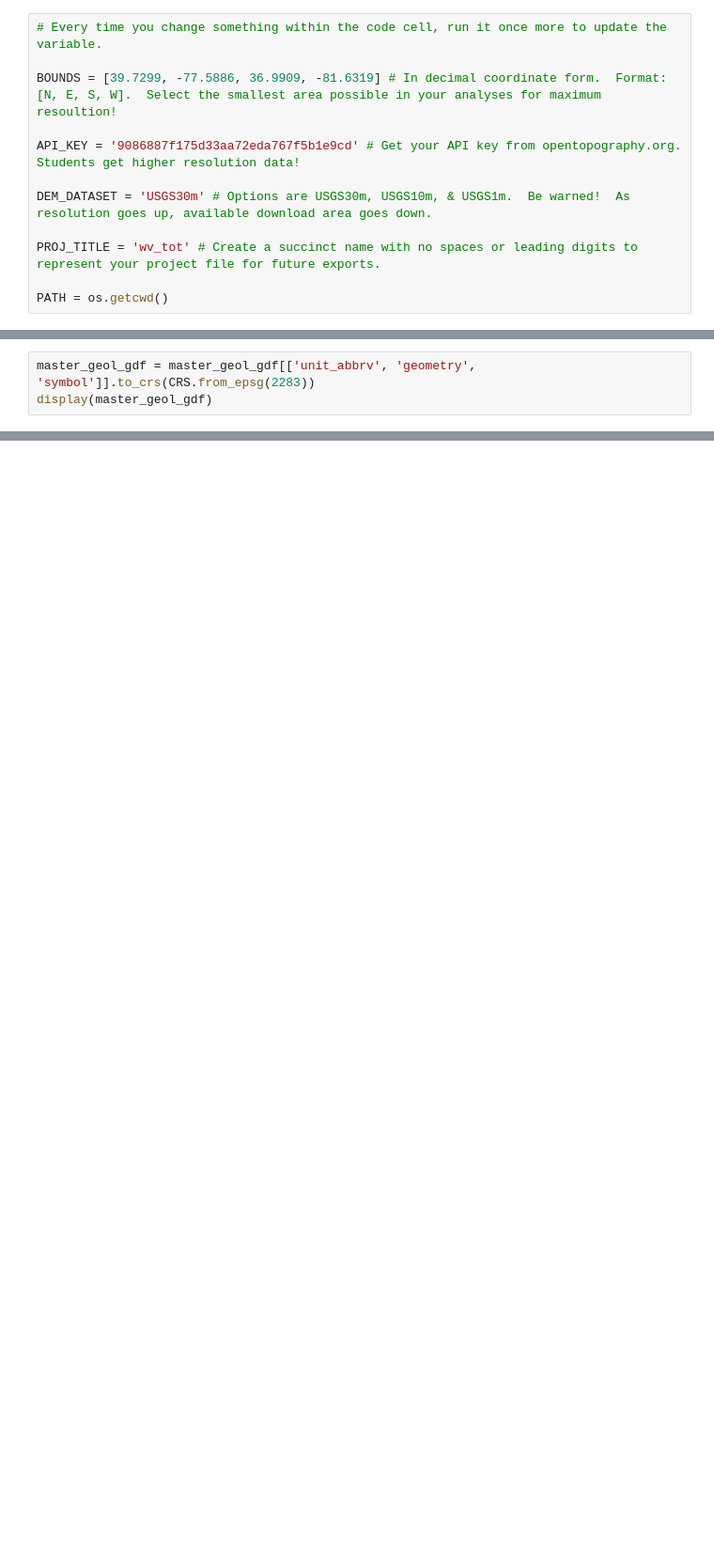
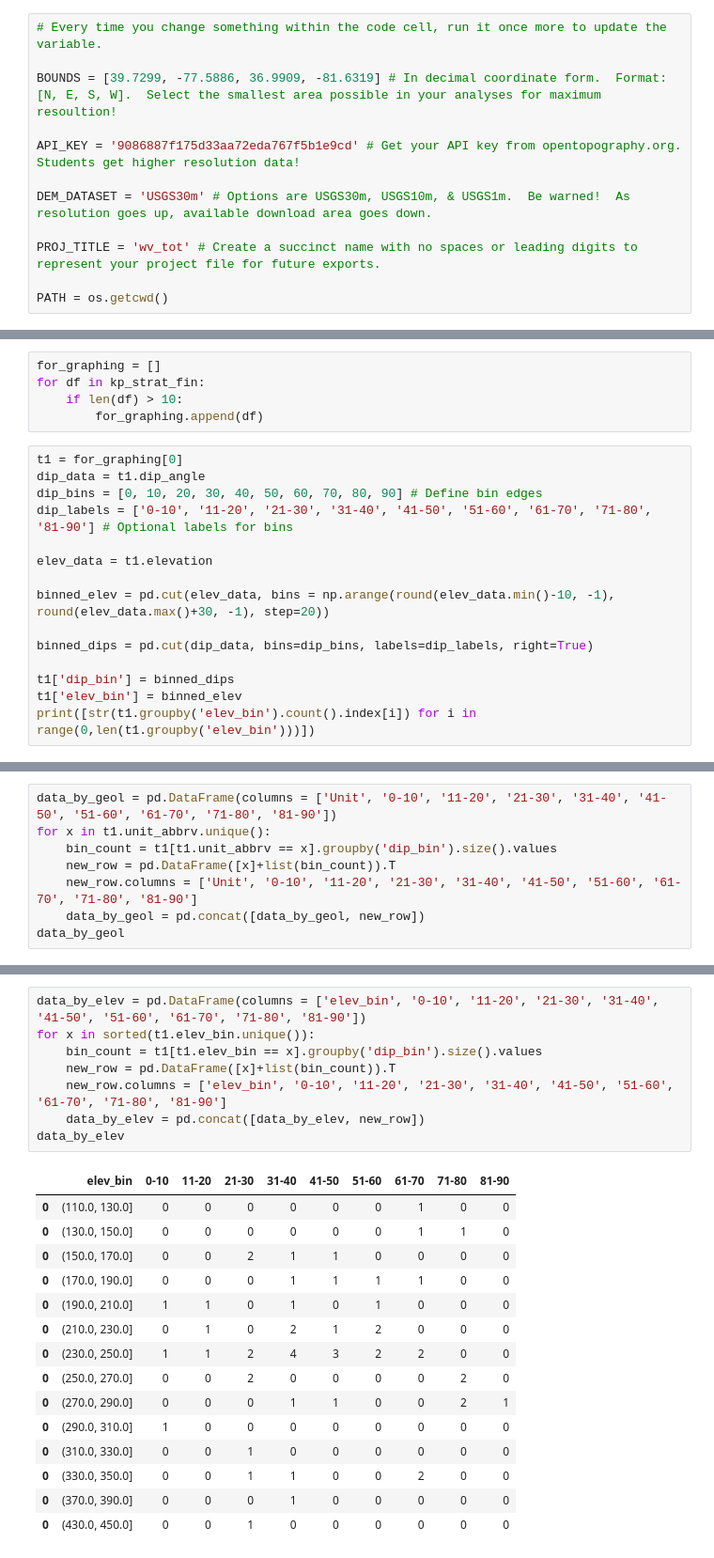
Before and after one commit to ntlewis1251/Nick-Lewis-Research, a Jupyter notebook: working_files/jupyter_proto/wv_dip_analyses.ipynb, the cells around one changed output, grey strips where cells are left out. Shown: that part at 94% size. Saved outputs shown, nothing was run; the diff lists cells and outputs as text; blank space fills up the shorter version.

Commit message:
graphing

```diff
--- a/working_files/jupyter_proto/wv_dip_analyses.ipynb
+++ b/working_files/jupyter_proto/wv_dip_analyses.ipynb
@@ -51,3 +45,0 @@ KeyError: "None of [Index(['dip_angle', 'dip_direct', 'geometry'], dtype='object
-# %%
-master_geol_gdf = master_geol_gdf[['unit_abbrv', 'geometry', 'symbol']].to_crs(CRS.from_epsg(2283))
-display(master_geol_gdf)
@@ -133,0 +66,20 @@ sns.violinplot(data=kp_geol_fin, x='unit_abbrv', y='elevation', hue='unit_abbrv'
+# %%
+for_graphing = []
+for df in kp_strat_fin:
+    if len(df) > 10:
+        for_graphing.append(df)
+# %%
+t1 = for_graphing[0]
+dip_data = t1.dip_angle
+dip_bins = [0, 10, 20, 30, 40, 50, 60, 70, 80, 90] # Define bin edges
+dip_labels = ['0-10', '11-20', '21-30', '31-40', '41-50', '51-60', '61-70', '71-80', '81-90'] # Optional labels for bins
+
+elev_data = t1.elevation
+
+binned_elev = pd.cut(elev_data, bins = np.arange(round(elev_data.min()-10, -1), round(elev_data.max()+30, -1), step=20))
+
+binned_dips = pd.cut(dip_data, bins=dip_bins, labels=dip_labels, right=True)
+
+t1['dip_bin'] = binned_dips
+t1['elev_bin'] = binned_elev
+print([str(t1.groupby('elev_bin').count().index[i]) for i in range(0,len(t1.groupby('elev_bin')))])
@@ -133,0 +88,8 @@ sns.violinplot(data=kp_geol_fin, x='unit_abbrv', y='elevation', hue='unit_abbrv'
+# %%
+data_by_geol = pd.DataFrame(columns = ['Unit', '0-10', '11-20', '21-30', '31-40', '41-50', '51-60', '61-70', '71-80', '81-90'])
+for x in t1.unit_abbrv.unique():
+    bin_count = t1[t1.unit_abbrv == x].groupby('dip_bin').size().values
+    new_row = pd.DataFrame([x]+list(bin_count)).T
+    new_row.columns = ['Unit', '0-10', '11-20', '21-30', '31-40', '41-50', '51-60', '61-70', '71-80', '81-90']
+    data_by_geol = pd.concat([data_by_geol, new_row])
+data_by_geol
@@ -133,0 +147,24 @@ sns.violinplot(data=kp_geol_fin, x='unit_abbrv', y='elevation', hue='unit_abbrv'
+# %%
+data_by_elev = pd.DataFrame(columns = ['elev_bin', '0-10', '11-20', '21-30', '31-40', '41-50', '51-60', '61-70', '71-80', '81-90'])
+for x in sorted(t1.elev_bin.unique()):
+    bin_count = t1[t1.elev_bin == x].groupby('dip_bin').size().values
+    new_row = pd.DataFrame([x]+list(bin_count)).T
+    new_row.columns = ['elev_bin', '0-10', '11-20', '21-30', '31-40', '41-50', '51-60', '61-70', '71-80', '81-90']
+    data_by_elev = pd.concat([data_by_elev, new_row])
+data_by_elev
+# %% [output]
+|  | elev_bin | 0-10 | 11-20 | 21-30 | 31-40 | 41-50 | 51-60 | 61-70 | 71-80 | 81-90 |
+| 0 | (110.0, 130.0] | 0 | 0 | 0 | 0 | 0 | 0 | 1 | 0 | 0 |
+| 0 | (130.0, 150.0] | 0 | 0 | 0 | 0 | 0 | 0 | 1 | 1 | 0 |
+| 0 | (150.0, 170.0] | 0 | 0 | 2 | 1 | 1 | 0 | 0 | 0 | 0 |
+| 0 | (170.0, 190.0] | 0 | 0 | 0 | 1 | 1 | 1 | 1 | 0 | 0 |
+| 0 | (190.0, 210.0] | 1 | 1 | 0 | 1 | 0 | 1 | 0 | 0 | 0 |
+| 0 | (210.0, 230.0] | 0 | 1 | 0 | 2 | 1 | 2 | 0 | 0 | 0 |
+| 0 | (230.0, 250.0] | 1 | 1 | 2 | 4 | 3 | 2 | 2 | 0 | 0 |
+| 0 | (250.0, 270.0] | 0 | 0 | 2 | 0 | 0 | 0 | 0 | 2 | 0 |
+| 0 | (270.0, 290.0] | 0 | 0 | 0 | 1 | 1 | 0 | 0 | 2 | 1 |
+| 0 | (290.0, 310.0] | 1 | 0 | 0 | 0 | 0 | 0 | 0 | 0 | 0 |
+| 0 | (310.0, 330.0] | 0 | 0 | 1 | 0 | 0 | 0 | 0 | 0 | 0 |
+| 0 | (330.0, 350.0] | 0 | 0 | 1 | 1 | 0 | 0 | 2 | 0 | 0 |
+| 0 | (370.0, 390.0] | 0 | 0 | 0 | 1 | 0 | 0 | 0 | 0 | 0 |
+| 0 | (430.0, 450.0] | 0 | 0 | 1 | 0 | 0 | 0 | 0 | 0 | 0 |
```
Also changed, not shown: parts of 15 cells of this notebook, 1 other file.
